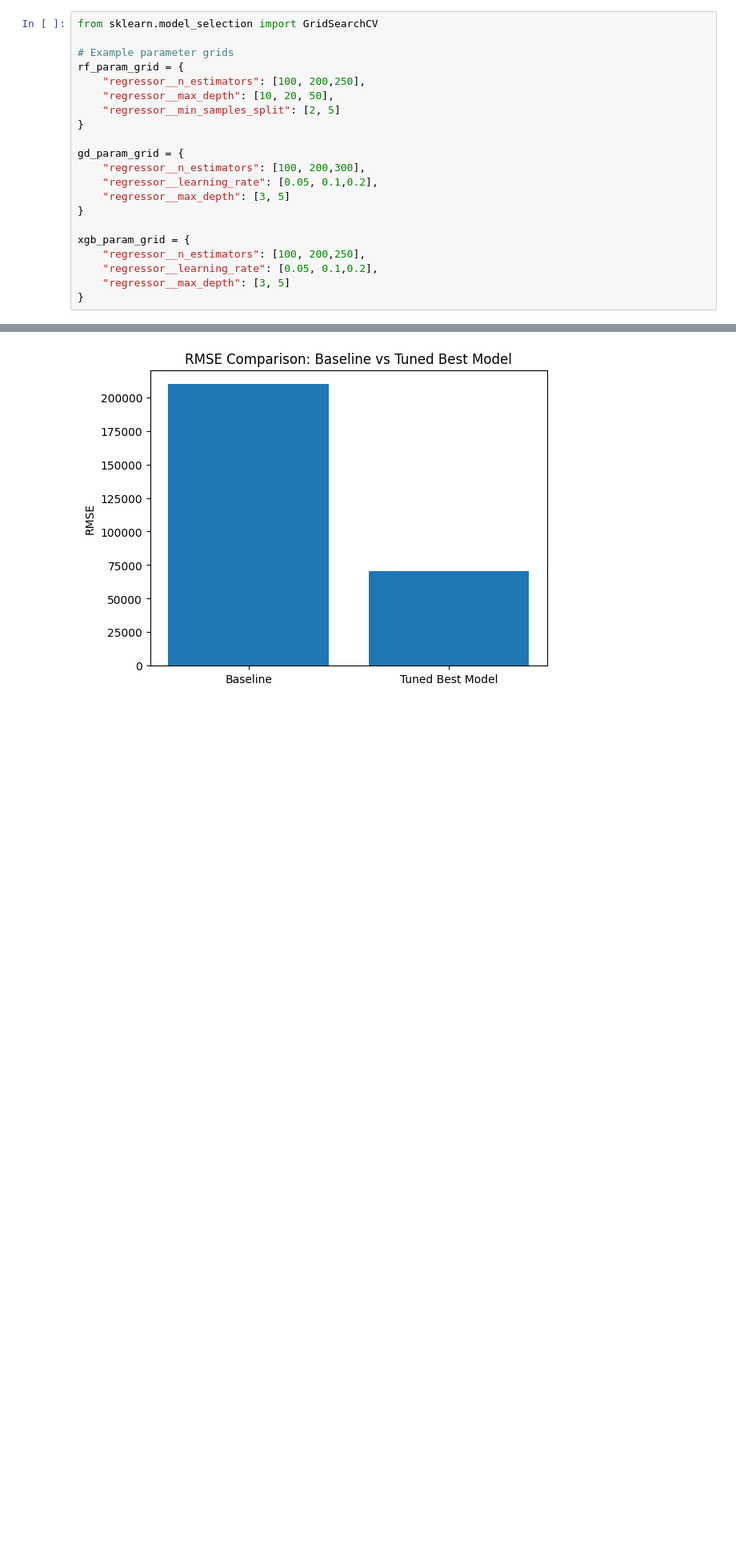
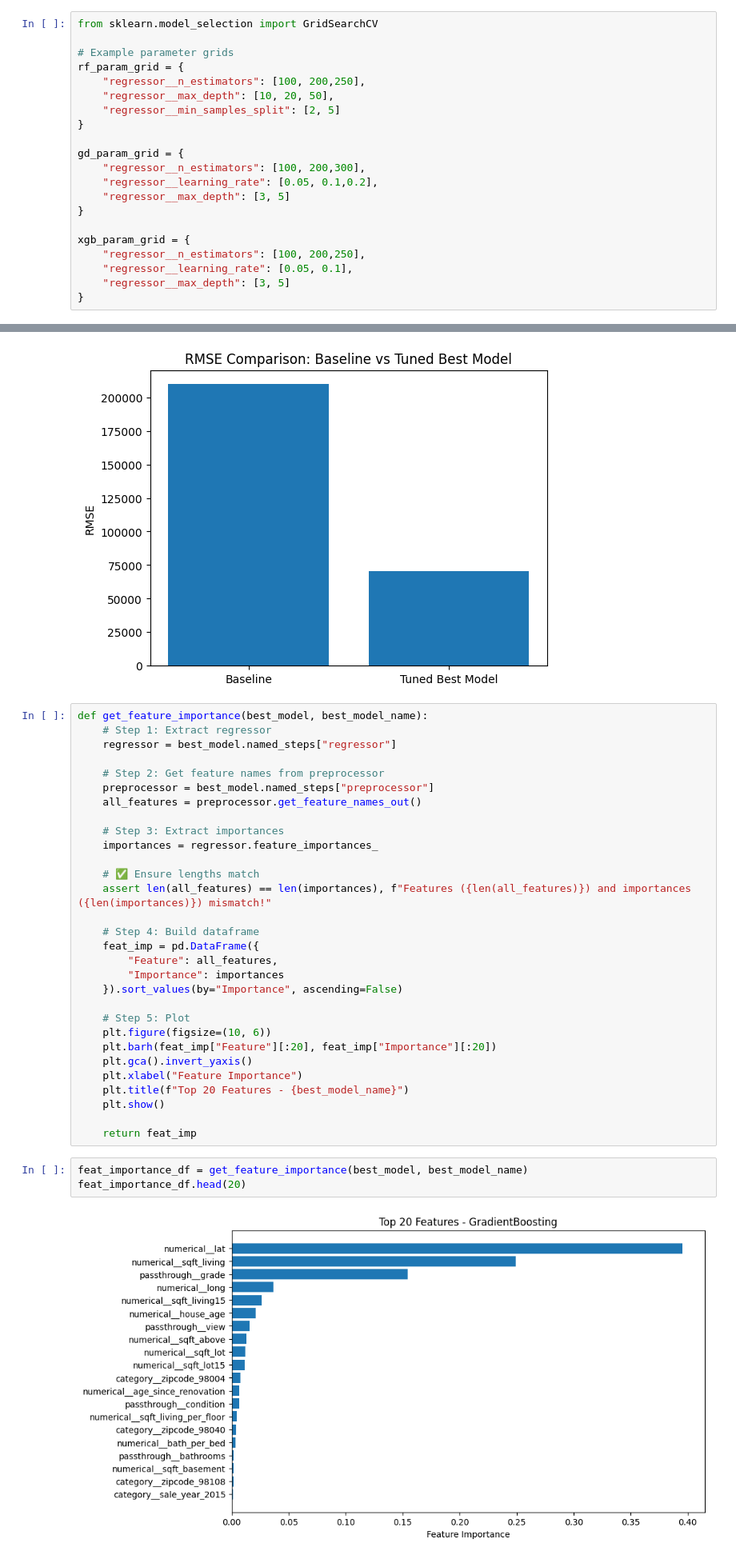
Before and after one commit to DS605-2025-FOML/data-preprocessing-and-regression-with-scikit-learn-DhruvParmar051, a Jupyter notebook: assignment/assignment.ipynb, the cells around one changed output, grey strips where cells are left out. Shown: that part at 80% size. Cells and saved outputs as stored; diff of their text form; blank space fills up the shorter version.

```diff
--- a/assignment/assignment.ipynb
+++ b/assignment/assignment.ipynb
@@ -332,7 +332,7 @@ gd_param_grid = {
 
 xgb_param_grid = {
     "regressor__n_estimators": [100, 200,250],
-    "regressor__learning_rate": [0.05, 0.1,0.2],
+    "regressor__learning_rate": [0.05, 0.1],
     "regressor__max_depth": [3, 5]
 }
 # %%
@@ -477,3 +477,38 @@ RMSE Improvement: 66.39%
 0          Baseline  209786.255677
 1  Tuned Best Model   70504.831951
 [figure]
+# %%
+def get_feature_importance(best_model, best_model_name):
+    # Step 1: Extract regressor
+    regressor = best_model.named_steps["regressor"]
+
+    # Step 2: Get feature names from preprocessor
+    preprocessor = best_model.named_steps["preprocessor"]
+    all_features = preprocessor.get_feature_names_out()
+
+    # Step 3: Extract importances
+    importances = regressor.feature_importances_
+
+    # ✅ Ensure lengths match
+    assert len(all_features) == len(importances), f"Features ({len(all_features)}) and importances ({len(importances)}) mismatch!"
+
+    # Step 4: Build dataframe
+    feat_imp = pd.DataFrame({
+        "Feature": all_features,
+        "Importance": importances
+    }).sort_values(by="Importance", ascending=False)
+
+    # Step 5: Plot
+    plt.figure(figsize=(10, 6))
+    plt.barh(feat_imp["Feature"][:20], feat_imp["Importance"][:20])
+    plt.gca().invert_yaxis()
+    plt.xlabel("Feature Importance")
+    plt.title(f"Top 20 Features - {best_model_name}")
+    plt.show()
+
+    return feat_imp
+# %%
+feat_importance_df = get_feature_importance(best_model, best_model_name)
+feat_importance_df.head(20)
+# %% [output]
+[figure, added]
```
Also changed, not shown: parts of 1 cell of this notebook.
